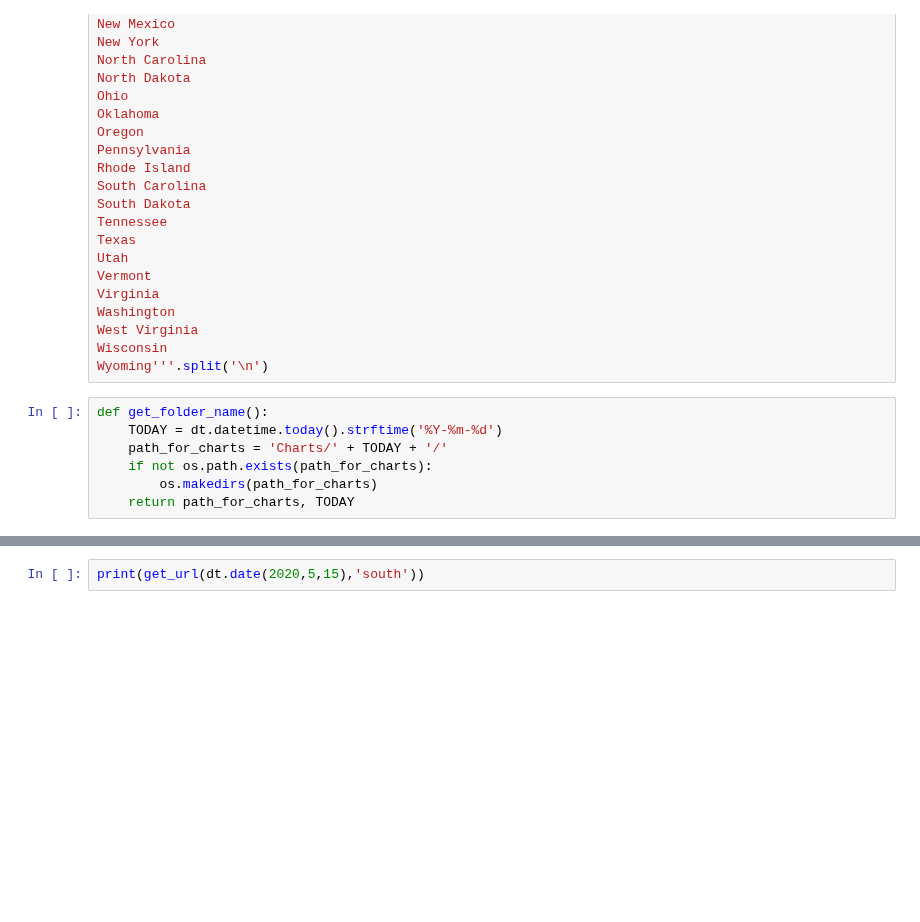
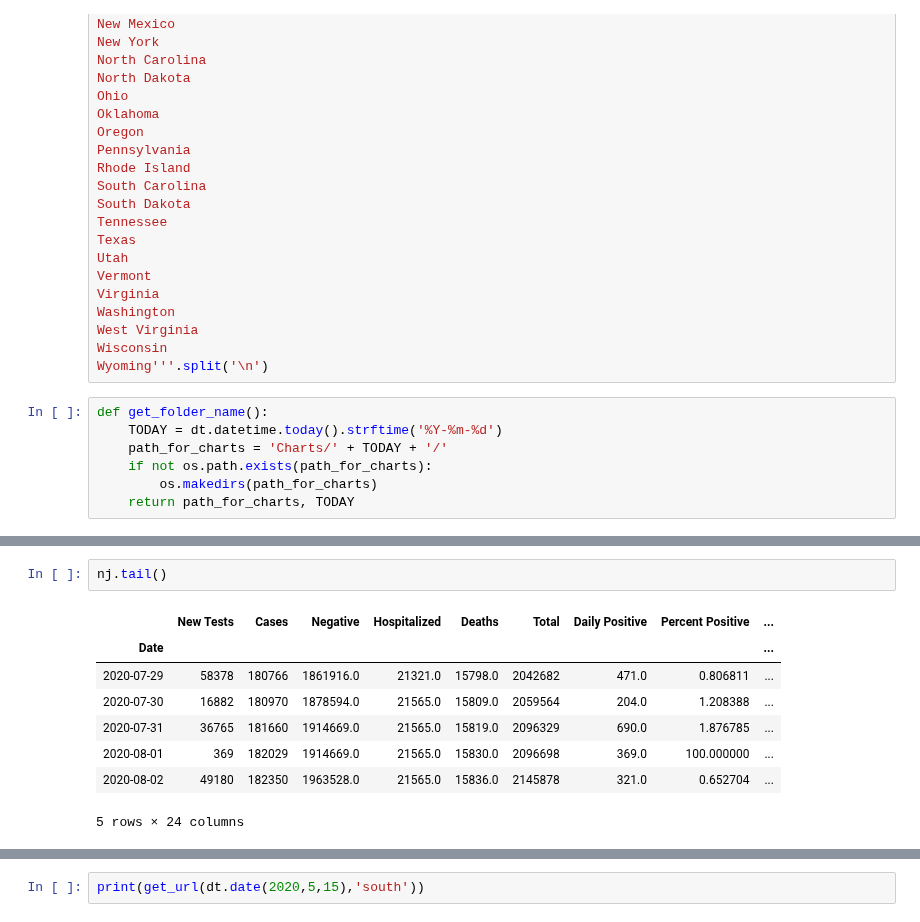
Before and after one commit to kaumaron/NJcomCOVIDData, a Jupyter notebook: NJcomCOVIDExtract-Timeseries.ipynb, the cells around one changed output, grey strips where cells are left out. Saved outputs shown, nothing was run; the diff lists cells and outputs as text; blank space fills up the shorter version.

```diff
--- a/NJcomCOVIDExtract-Timeseries.ipynb
+++ b/NJcomCOVIDExtract-Timeseries.ipynb
@@ -191,0 +241,11 @@ new-jersey returned 108 rows
+# %%
+nj.tail()
+# %% [output]
+|  | New Tests | Cases | Negative | Hospitalized | Deaths | Total | Daily Positive | Percent Positive | ... |
+| Date |  |  |  |  |  |  |  |  | ... |
+| 2020-07-29 | 58378 | 180766 | 1861916.0 | 21321.0 | 15798.0 | 2042682 | 471.0 | 0.806811 | ... |
+| 2020-07-30 | 16882 | 180970 | 1878594.0 | 21565.0 | 15809.0 | 2059564 | 204.0 | 1.208388 | ... |
+| 2020-07-31 | 36765 | 181660 | 1914669.0 | 21565.0 | 15819.0 | 2096329 | 690.0 | 1.876785 | ... |
+| 2020-08-01 | 369 | 182029 | 1914669.0 | 21565.0 | 15830.0 | 2096698 | 369.0 | 100.000000 | ... |
+| 2020-08-02 | 49180 | 182350 | 1963528.0 | 21565.0 | 15836.0 | 2145878 | 321.0 | 0.652704 | ... |
+5 rows × 24 columns
```
Also changed, not shown: parts of 9 cells of this notebook.
